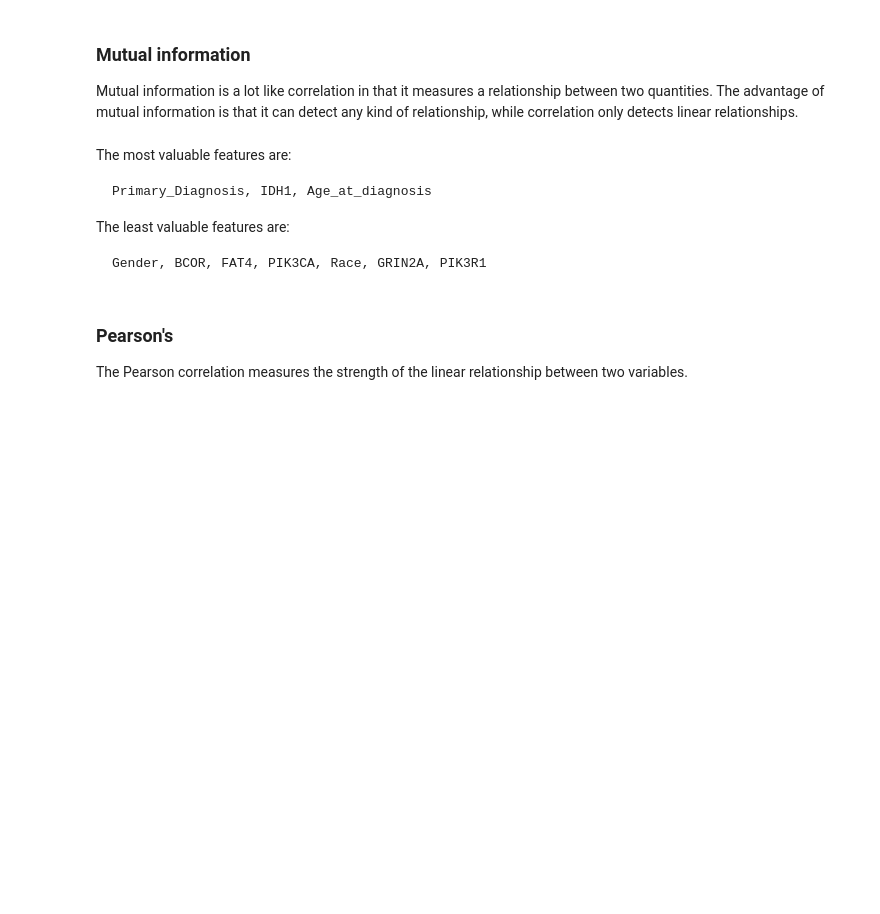
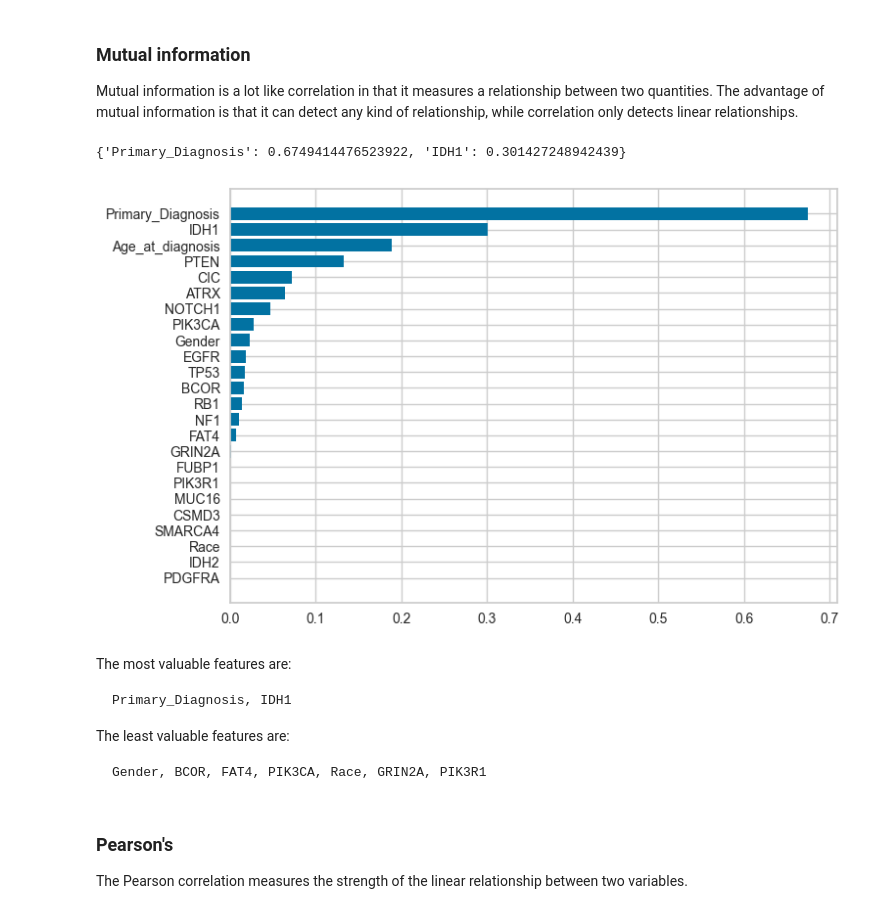
Before and after one commit to Vladislav-Kanev/glioma_data_analysis_competition, a Jupyter notebook: report.ipynb, the cells around one changed output. Saved outputs shown, nothing was run; the diff lists cells and outputs as text; code cells hidden in the pictures; blank space fills up the shorter version.

````diff
--- a/report.ipynb
+++ b/report.ipynb
@@ -71,14 +100,20 @@ targets = data_for_feature_analysis['Grade']
+# %%
+targets = data_for_feature_analysis['Grade']
+data_for_feature_analysis = normalize_dataset(data_for_feature_analysis.drop(columns=['Grade']))
 # %% [markdown]
 ### Mutual information
 Mutual information is a lot like correlation in that it measures a relationship between two quantities. The advantage of mutual information is that it can detect any kind of relationship, while correlation only detects linear relationships.
 # %%
-correlation_estimator = get_feature_estimator(training_data, targets, method='mutual_info-classification')
+correlation_estimator = get_feature_estimator(data_for_feature_analysis, targets, method='mutual_info-classification')
 mutual_important_values = select_by_correlation_value(correlation_estimator, min_score=0.2)
 mutual_important_values
+# %% [output]
+{'Primary_Diagnosis': 0.6749414476523922, 'IDH1': 0.301427248942439}
+[figure, added]
 # %% [markdown]
 The most valuable features are:
 ```text
-Primary_Diagnosis, IDH1, Age_at_diagnosis
+Primary_Diagnosis, IDH1
 ```
 
 The least valuable features are:
````
Also changed, not shown: parts of 14 cells of this notebook, 5 other files.
